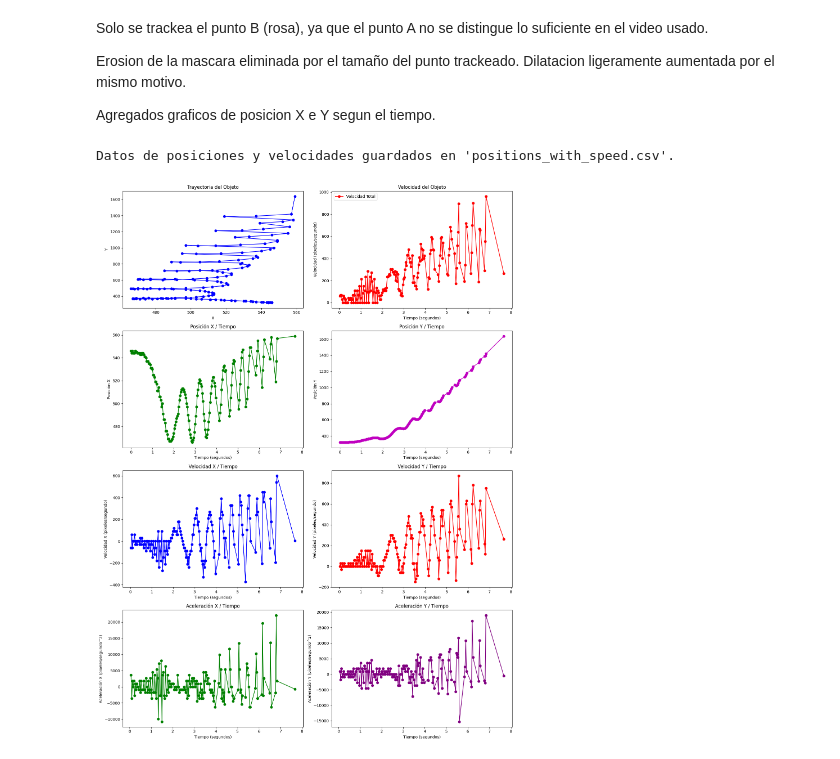
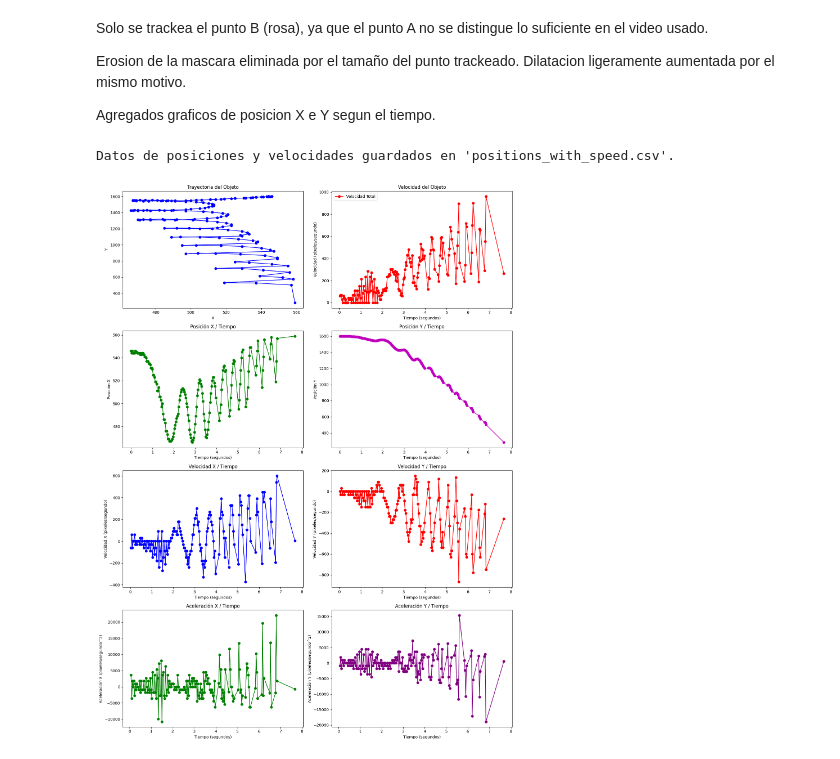
Before and after one commit to MatiOrtiz/proyecto-yoyo, a Jupyter notebook: YoYoTrack.ipynb, the cells around one changed output. Cells and saved outputs as stored; diff of their text form; code cells hidden in the pictures.

```diff
--- a/YoYoTrack.ipynb
+++ b/YoYoTrack.ipynb
@@ -27,7 +27,9 @@ pinkLower = (140, 30, 230)
 pinkUpper = (170, 122, 255)
 
 # Carga el video
-cap = cv2.VideoCapture('Videos/YoYoFreeFall1Saturated.mp4')
+cap = cv2.VideoCapture('Videos/YoYoFreeFall1Saturated.mp4') # Local
+if not cap.isOpened():
+  cap = cv2.VideoCapture('content/Videos/YoYoFreeFall1Saturated.mp4') # Colab
 
 # Variables para guardar las posiciones y tiempos
 positions = []
@@ -68,7 +70,7 @@ while True:
 
             # Calcula el tiempo actual basado en el número de frames procesados
             current_time = frame_count * frame_duration
-            positions.append((current_time, center_x, center_y))
+            positions.append((current_time, center_x, cap.get(cv2.CAP_PROP_FRAME_HEIGHT) - center_y))
 
             # Dibuja el contorno y el centro en el frame original
             cv2.drawContours(frame, [c], -1, (0, 255, 0), 2)
@@ -176,31 +178,31 @@ ax5.set_title('Velocidad X / Tiempo')
 
 # Velocidad en Y
 ax6.plot(df['Time (sec)'], df['Speed_Y'], marker='o', linestyle='-', color='red')
 ax6.set_xlabel('Tiempo (segundos)')
 ax6.set_ylabel('Velocidad Y (pixeles/segundo)')
 ax6.set_title('Velocidad Y / Tiempo')
 
 
 # Graficar la aceleración en X e Y en función del tiempo
 # fig, (ax7, ax8) = plt.subplots(1, 2, figsize=(12, 6))
 
 # Aceleración en X
 ax7.plot(df['Time (sec)'], df['Acceleration_X'], marker='o', linestyle='-', color='green')
 ax7.set_xlabel('Tiempo (segundos)')
 ax7.set_ylabel('Aceleración X (pixeles/segundo^2)')
 ax7.set_title('Aceleración X / Tiempo')
 
 # Aceleración en Y
 ax8.plot(df['Time (sec)'], df['Acceleration_Y'], marker='o', linestyle='-', color='purple')
 ax8.set_xlabel('Tiempo (segundos)')
 ax8.set_ylabel('Aceleración Y (pixeles/segundo^2)')
 ax8.set_title('Aceleración Y / Tiempo')
 
 # Ajustar el diseño
 plt.tight_layout()
 
 # Muestra los graficos
 plt.show()
 # %% [output]
 Datos de posiciones y velocidades guardados en 'positions_with_speed.csv'.
-[figure, old version]
+[figure, new version]
```
